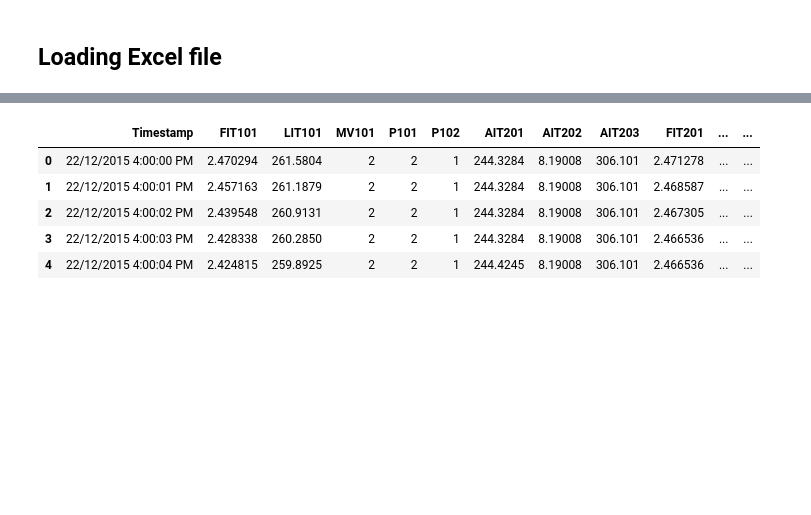
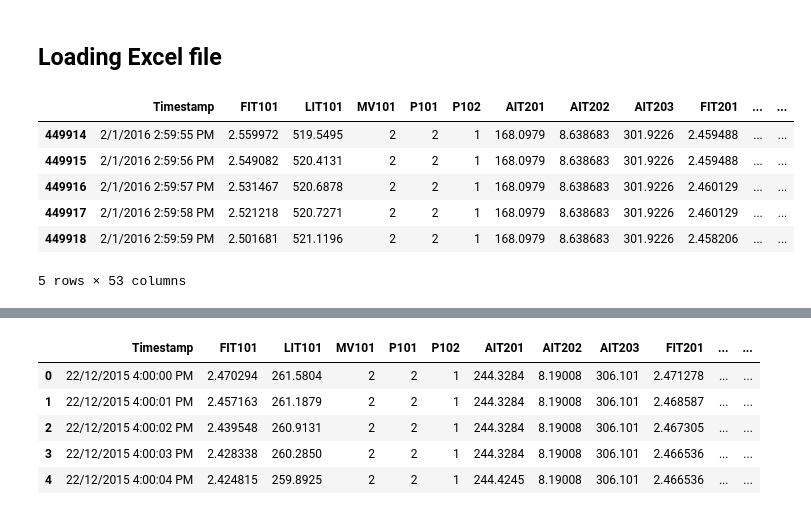
Before and after one commit to shashankpr/cs4035_CDA, a Jupyter notebook: Assignment2/playground.ipynb, the cells around one changed output, grey strips where cells are left out. Saved outputs shown, nothing was run; the diff lists cells and outputs as text; code cells hidden in the pictures; blank space fills up the shorter version.

```diff
--- a/Assignment2/playground.ipynb
+++ b/Assignment2/playground.ipynb
@@ -10,0 +13,10 @@ normal_file = pd.read_excel('dataset/SWaT_Dataset_Normal_v0.xlsx', header=1, ind
+# %%
+attack_file.tail()
+# %% [output]
+|  | Timestamp | FIT101 | LIT101 | MV101 | P101 | P102 | AIT201 | AIT202 | AIT203 | FIT201 | ... | ... |
+| 449914 | 2/1/2016 2:59:55 PM | 2.559972 | 519.5495 | 2 | 2 | 1 | 168.0979 | 8.638683 | 301.9226 | 2.459488 | ... | ... |
+| 449915 | 2/1/2016 2:59:56 PM | 2.549082 | 520.4131 | 2 | 2 | 1 | 168.0979 | 8.638683 | 301.9226 | 2.459488 | ... | ... |
+| 449916 | 2/1/2016 2:59:57 PM | 2.531467 | 520.6878 | 2 | 2 | 1 | 168.0979 | 8.638683 | 301.9226 | 2.460129 | ... | ... |
+| 449917 | 2/1/2016 2:59:58 PM | 2.521218 | 520.7271 | 2 | 2 | 1 | 168.0979 | 8.638683 | 301.9226 | 2.460129 | ... | ... |
+| 449918 | 2/1/2016 2:59:59 PM | 2.501681 | 521.1196 | 2 | 2 | 1 | 168.0979 | 8.638683 | 301.9226 | 2.458206 | ... | ... |
+5 rows × 53 columns
```
Also changed, not shown: parts of 12 cells of this notebook, 5 other files.
